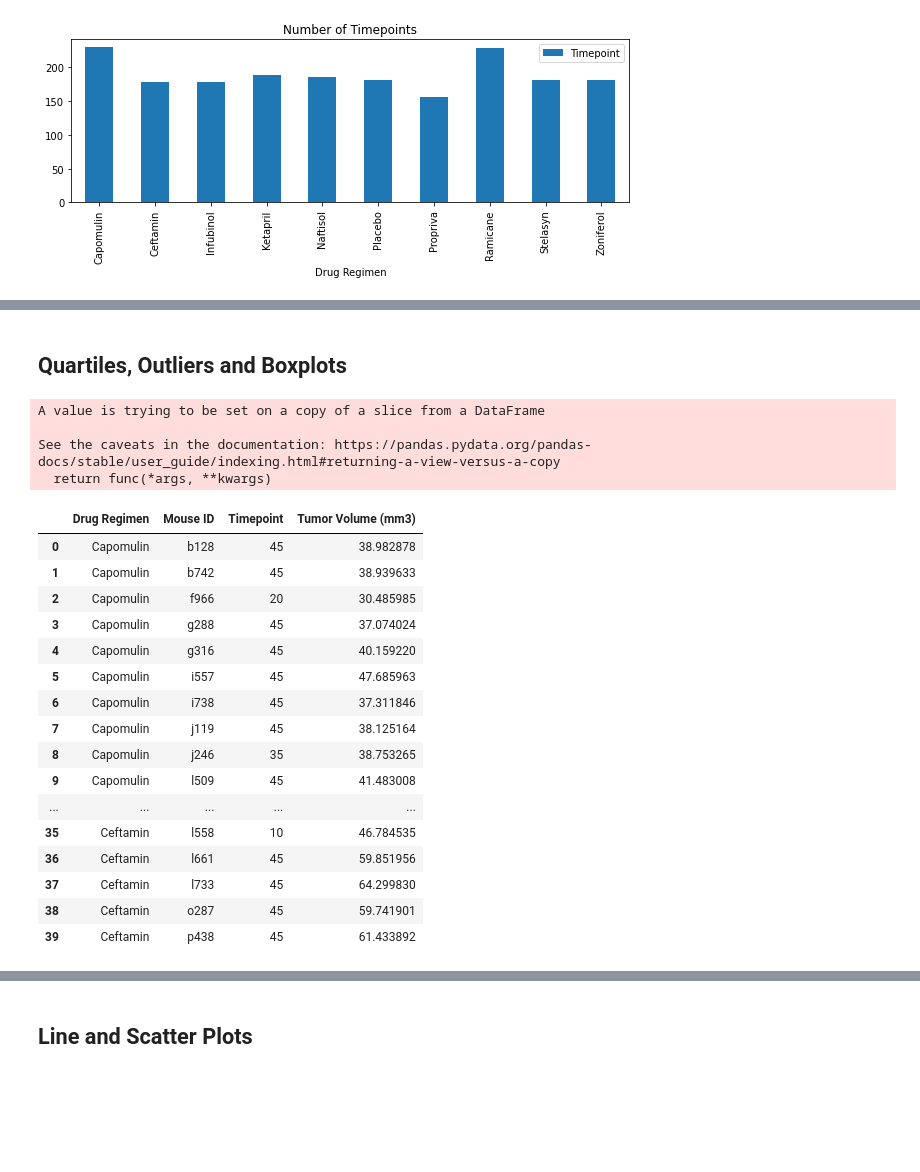
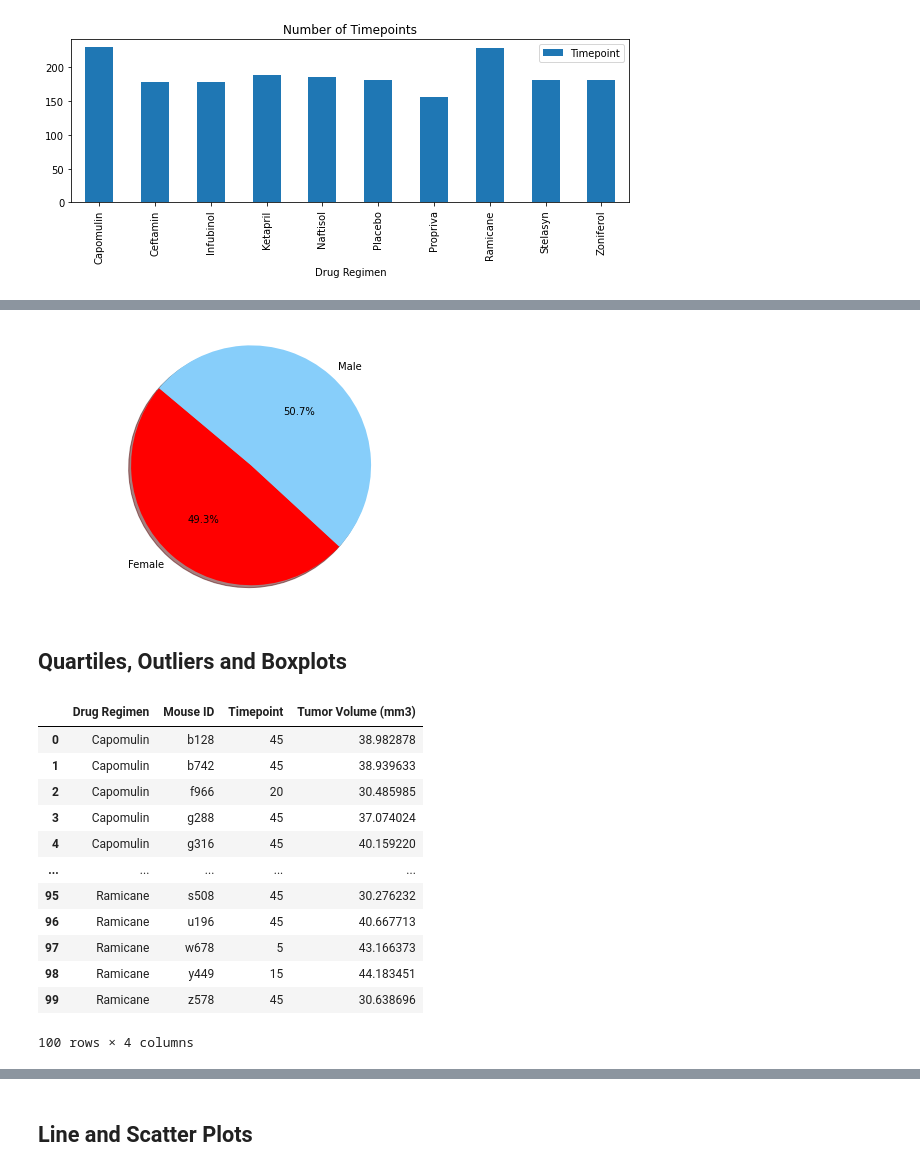
Before and after one commit to Madhavigudimella/Matplotlib-challenge, a Jupyter notebook: Pymaceuticals/pymaceuticals_starter.ipynb, the cells around one changed output, grey strips where cells are left out. Saved outputs shown, nothing was run; the diff lists cells and outputs as text; code cells hidden in the pictures; blank space fills up the shorter version.

```diff
--- a/Pymaceuticals/pymaceuticals_starter.ipynb
+++ b/Pymaceuticals/pymaceuticals_starter.ipynb
@@ -184,16 +207,23 @@ cleandf.groupby(["Sex"]).count().plot(kind='pie', y='Timepoint', autopct='%1.0f%
 # %%
 # Generate a pie plot showing the distribution of female versus male mice using pyplot
 
 plt.pie(gender_count, labels=gender, colors=colors,
         autopct="%1.1f%%", shadow=True, startangle=140)
 
 plt.axis("equal")
+plt.tight_layout()
+plt.show()
+# %% [output]
+[figure, added]
 # %% [markdown]
 ## Quartiles, Outliers and Boxplots
 # %%
 # Calculate the final tumor volume of each mouse across four of the treatment regimens:
 # Capomulin, Ramicane, Infubinol, and Ceftamin
 # Start by getting the last (greatest) timepoint for each mouse
+
+#supress warnings
+pd.set_option('mode.chained_assignment', None)
 
 # Filter for Drug Regimen
 df = cleandf.loc[cleandf["Drug Regimen"].isin(["Capomulin", "Ramicane", "Infubinol", "Ceftamin"])]
@@ -203,45 +233,39 @@ df.sort_values("Timepoint",ascending=False,inplace=True)
 
 df.groupby(["Drug Regimen","Mouse ID","Timepoint"])
 
-
+#df.is_copy = False
 
 # df.sort_values("Timepoint",ascending=False,inplace=True)
 df_summary = pd.DataFrame({"Drug Regimen":df["Drug Regimen"],"Mouse ID":df["Mouse ID"],"Timepoint":df["Timepoint"]})
 
 df_summary.sort_values(["Drug Regimen","Mouse ID","Timepoint"],ascending=[True,True,False],inplace=True)
 df_final=df_summary.drop_duplicates(["Drug Regimen","Mouse ID"])
+
 # determining the name of the file
-file_name = 'finaldata.xlsx'
+#file_name = 'finaldata.xlsx'
 
 
 # saving the excel
-df_final.to_excel(file_name)
+#df_final.to_excel(file_name)
 # Merge this group df with the original dataframe to get the tumor volume at the last timepoint
 
 merge_summary=pd.merge(df_final,cleandf[["Mouse ID","Drug Regimen","Timepoint","Tumor Volume (mm3)"]],how='left',on=['Drug Regimen','Mouse ID','Timepoint'])
-merge_summary.head(40)
+
+merge_summary
 # %% [output]
+|  | Drug Regimen | Mouse ID | Timepoint | Tumor Volume (mm3) |
+| 0 | Capomulin | b128 | 45 | 38.982878 |
+| 1 | Capomulin | b742 | 45 | 38.939633 |
+| 2 | Capomulin | f966 | 20 | 30.485985 |
+| 3 | Capomulin | g288 | 45 | 37.074024 |
+| 4 | Capomulin | g316 | 45 | 40.159220 |
+| ... | ... | ... | ... | ... |
+| 95 | Ramicane | s508 | 45 | 30.276232 |
+| 96 | Ramicane | u196 | 45 | 40.667713 |
+| 97 | Ramicane | w678 | 5 | 43.166373 |
+| 98 | Ramicane | y449 | 15 | 44.183451 |
+| 99 | Ramicane | z578 | 45 | 30.638696 |
-A value is trying to be set on a copy of a slice from a DataFrame
-
-See the caveats in the documentation: https://pandas.pydata.org/pandas-docs/stable/user_guide/indexing.html#returning-a-view-versus-a-copy
-  return func(*args, **kwargs)
+100 rows × 4 columns
-|  | Drug Regimen | Mouse ID | Timepoint | Tumor Volume (mm3) |
-| 0 | Capomulin | b128 | 45 | 38.982878 |
-| 1 | Capomulin | b742 | 45 | 38.939633 |
-| 2 | Capomulin | f966 | 20 | 30.485985 |
-| 3 | Capomulin | g288 | 45 | 37.074024 |
-| 4 | Capomulin | g316 | 45 | 40.159220 |
-| 5 | Capomulin | i557 | 45 | 47.685963 |
-| 6 | Capomulin | i738 | 45 | 37.311846 |
-| 7 | Capomulin | j119 | 45 | 38.125164 |
-| 8 | Capomulin | j246 | 35 | 38.753265 |
-| 9 | Capomulin | l509 | 45 | 41.483008 |
-| ... | ... | ... | ... | ... |
-| 35 | Ceftamin | l558 | 10 | 46.784535 |
-| 36 | Ceftamin | l661 | 45 | 59.851956 |
-| 37 | Ceftamin | l733 | 45 | 64.299830 |
-| 38 | Ceftamin | o287 | 45 | 59.741901 |
-| 39 | Ceftamin | p438 | 45 | 61.433892 |
 # %%
 # Put treatments into a list for for loop (and later for plot labels)
 
```
Also changed, not shown: parts of 14 cells of this notebook, 7 other files.
